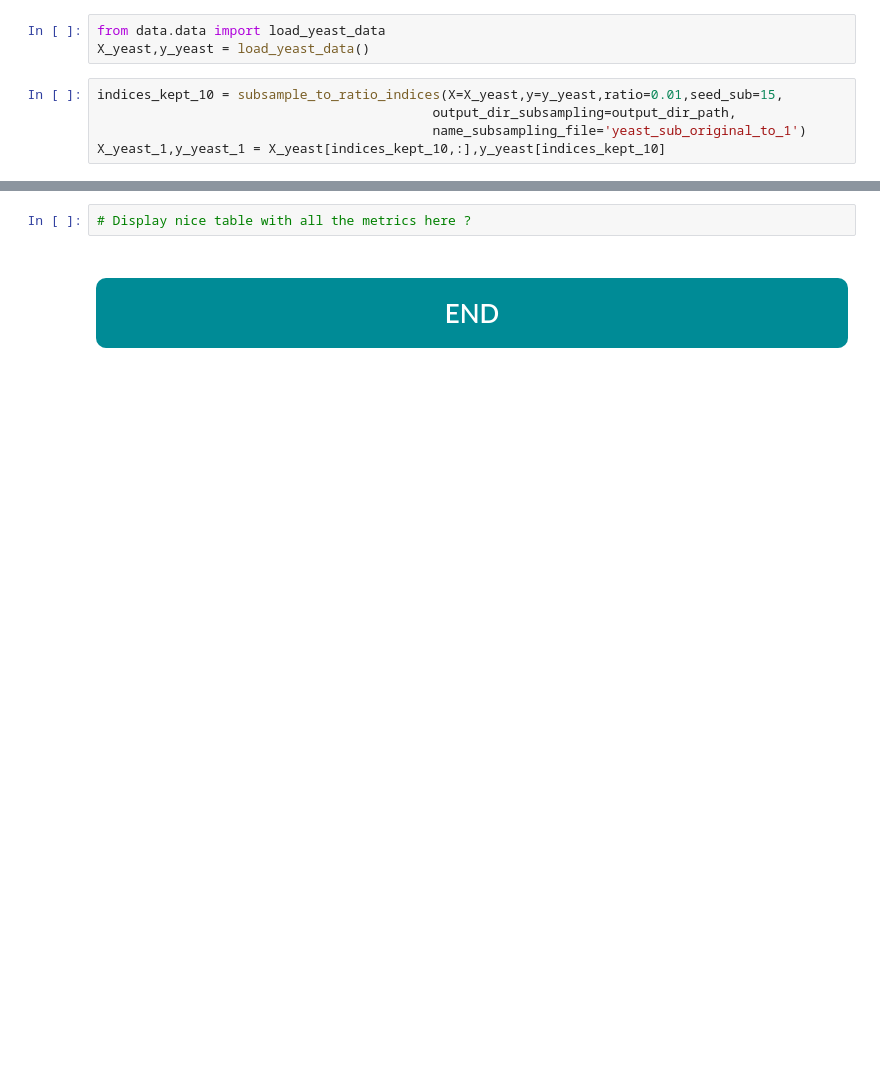
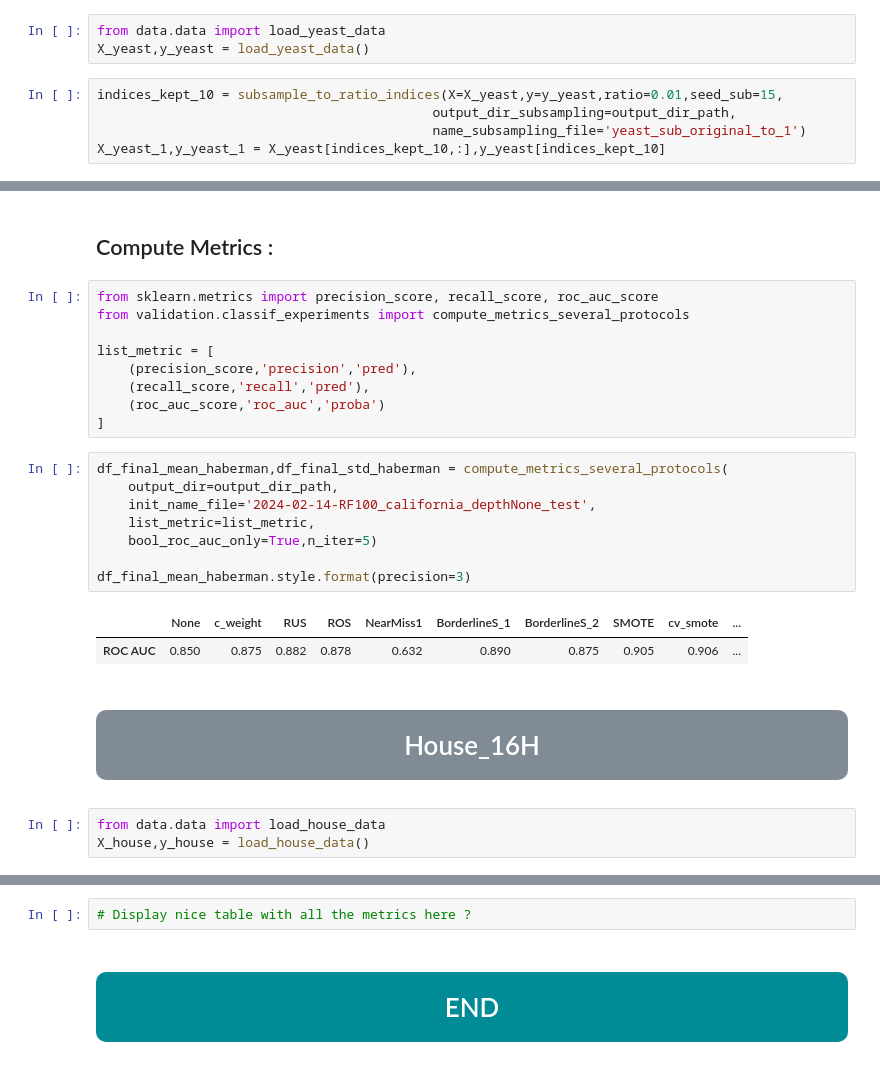
Before and after one commit to artefactory/smote_strategies_study, a Jupyter notebook: notebooks/classif_experiments.ipynb, the cells around one changed output, grey strips where cells are left out. Drawn from its saved outputs; the diff is of its cells as text; blank space fills up the shorter version.

```diff
--- a/notebooks/classif_experiments.ipynb
+++ b/notebooks/classif_experiments.ipynb
@@ -312,0 +570,27 @@ X_yeast_1,y_yeast_1 = X_yeast[indices_kept_10,:],y_yeast[indices_kept_10]
+# %% [markdown]
+## Compute Metrics :
+# %%
+from sklearn.metrics import precision_score, recall_score, roc_auc_score
+from validation.classif_experiments import compute_metrics_several_protocols
+
+list_metric = [
+    (precision_score,'precision','pred'),
+    (recall_score,'recall','pred'),
+    (roc_auc_score,'roc_auc','proba')
+]
+# %%
+df_final_mean_haberman,df_final_std_haberman = compute_metrics_several_protocols(
+    output_dir=output_dir_path,
+    init_name_file='2024-02-14-RF100_california_depthNone_test',
+    list_metric=list_metric,
+    bool_roc_auc_only=True,n_iter=5)
+
+df_final_mean_haberman.style.format(precision=3)
+# %% [output]
+|  | None | c_weight | RUS | ROS | NearMiss1 | BorderlineS_1 | BorderlineS_2 | SMOTE | cv_smote | ... |
+| ROC AUC | 0.850 | 0.875 | 0.882 | 0.878 | 0.632 | 0.890 | 0.875 | 0.905 | 0.906 | ... |
+# %% [markdown]
+<center><h1  style="color:white; background-color:#808b96; border-radius: 10px; padding:15px;"> House_16H </h1></center>
+# %%
+from data.data import load_house_data
+X_house,y_house = load_house_data()
```
Also changed, not shown: parts of 50 cells of this notebook, 2 other files.
